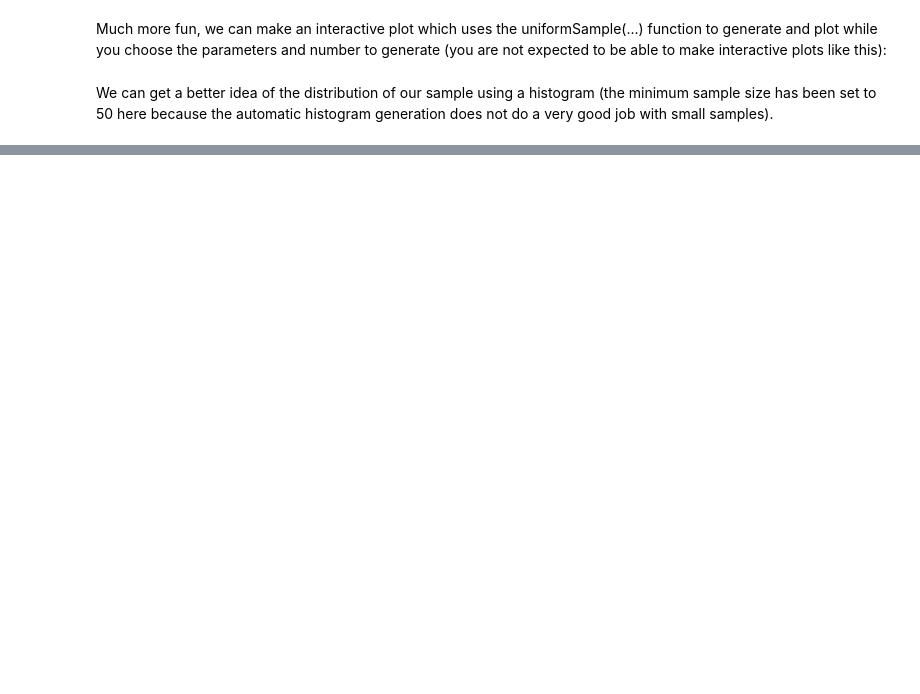
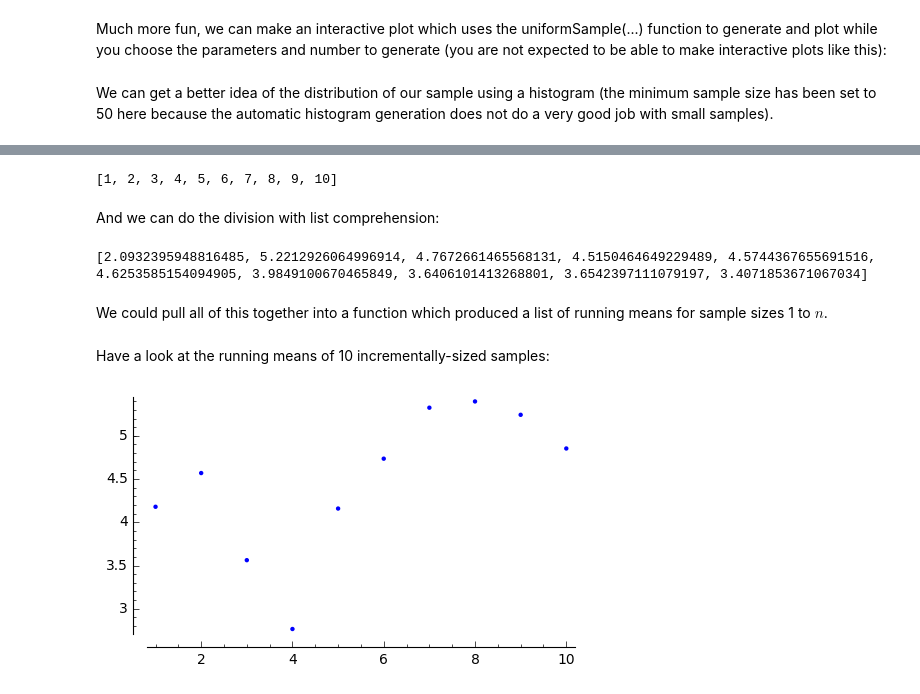
Before and after one commit to lamastex/scalable-data-science, a Jupyter notebook: _360-in-525/2018/04/jp/360-in-525-04_08.ipynb, the cells around one changed output, grey strips where cells are left out. Cells and saved outputs as stored; diff of their text form; code cells hidden in the pictures; blank space fills up the shorter version.

```diff
--- a/_360-in-525/2018/04/jp/360-in-525-04_08.ipynb
+++ b/_360-in-525/2018/04/jp/360-in-525-04_08.ipynb
@@ -836,0 +1187,3 @@ def _(theta1=0, theta2=1, n=(50..5000), Bins=5):
+# %%
+csUSample = list(cumsum(uSample))
+print(csUSample)
@@ -836,0 +1202,39 @@ def _(theta1=0, theta2=1, n=(50..5000), Bins=5):
+# %%
+samplesizes = range(1, len(uSample)+1,1)
+samplesizes
+# %% [output]
+[1, 2, 3, 4, 5, 6, 7, 8, 9, 10]
+# %% [markdown]
+And we can do the division with list comprehension:
+# %%
+uniformRunningMeans = [csUSample[i]/samplesizes[i] \
+                       for i in range(nToGenerate)]
+print(uniformRunningMeans)
+# %% [output]
+[2.0932395948816485, 5.2212926064996914, 4.7672661465568131, 4.5150464649229489, 4.5744367655691516, 4.6253585154094905, 3.9849100670465849, 3.6406101413268801, 3.6542397111079197, 3.4071853671067034]
+# %% [markdown]
+We could pull all of this together into a function which produced a list of running means for sample sizes 1 to $n$.
+# %%
+def uniformRunningMeans(n, theta1, theta2):
+    '''Function to give a list of n running means from uniform(theta1, theta2).
+
+    n is the number of running means to generate.
+    theta1, theta2 are the uniform distribution parameters.
+    return a list of n running means.'''
+
+    sample = uniformSample(n, theta1, theta2)
+    from pylab import cumsum # we can import in the middle of code!
+    csSample = list(cumsum(sample))
+    samplesizes = range(1, n+1,1)
+    return [csSample[i]/samplesizes[i] for i in range(n)]
+# %% [markdown]
+Have a look at the running means of 10 incrementally-sized samples:
+# %%
+nToGenerate = 10
+theta1, theta2 = 0, 10
+uRunningMeans = uniformRunningMeans(nToGenerate, theta1, theta2)
+pts = zip(range(1, len(uRunningMeans)+1,1),uRunningMeans)
+p = points(pts)
+show(p, figsize=[5,3])
+# %% [output]
+[figure, added]
```
Also changed, not shown: parts of 63 cells of this notebook, 2 other files.
